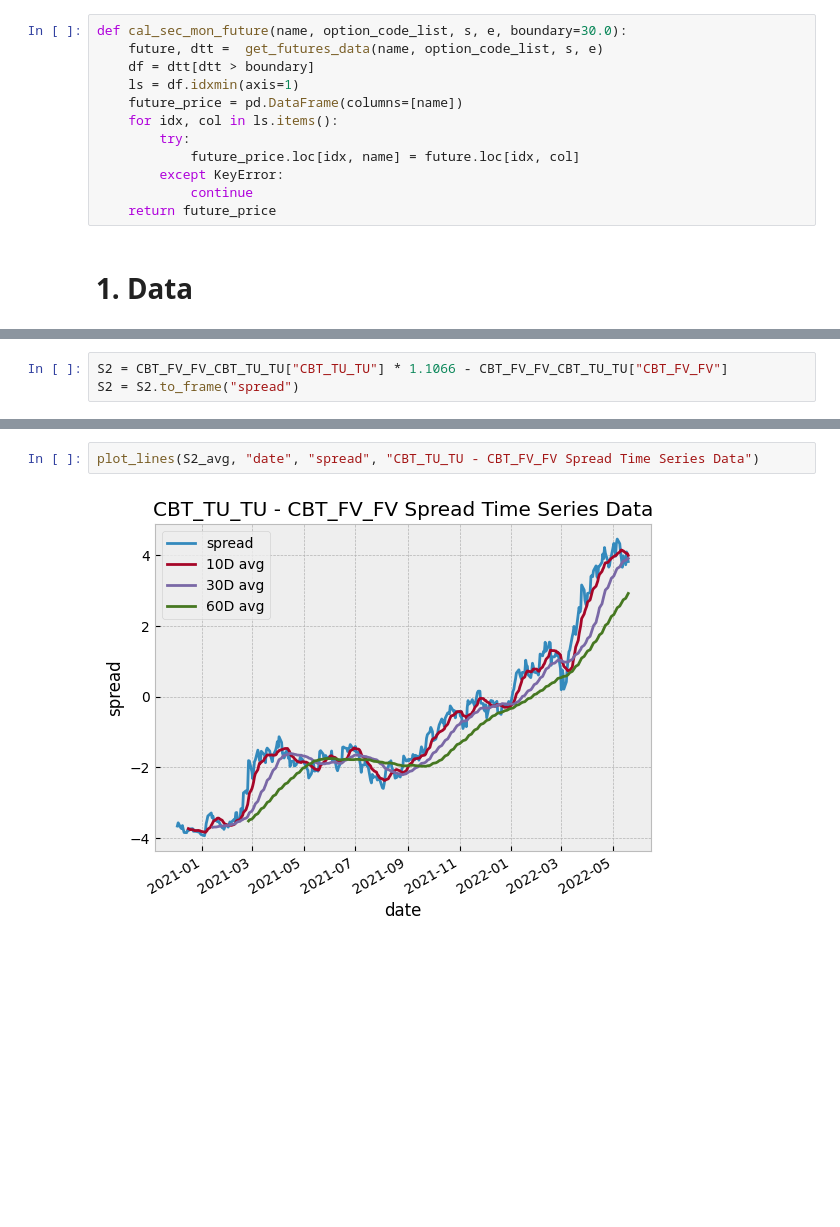
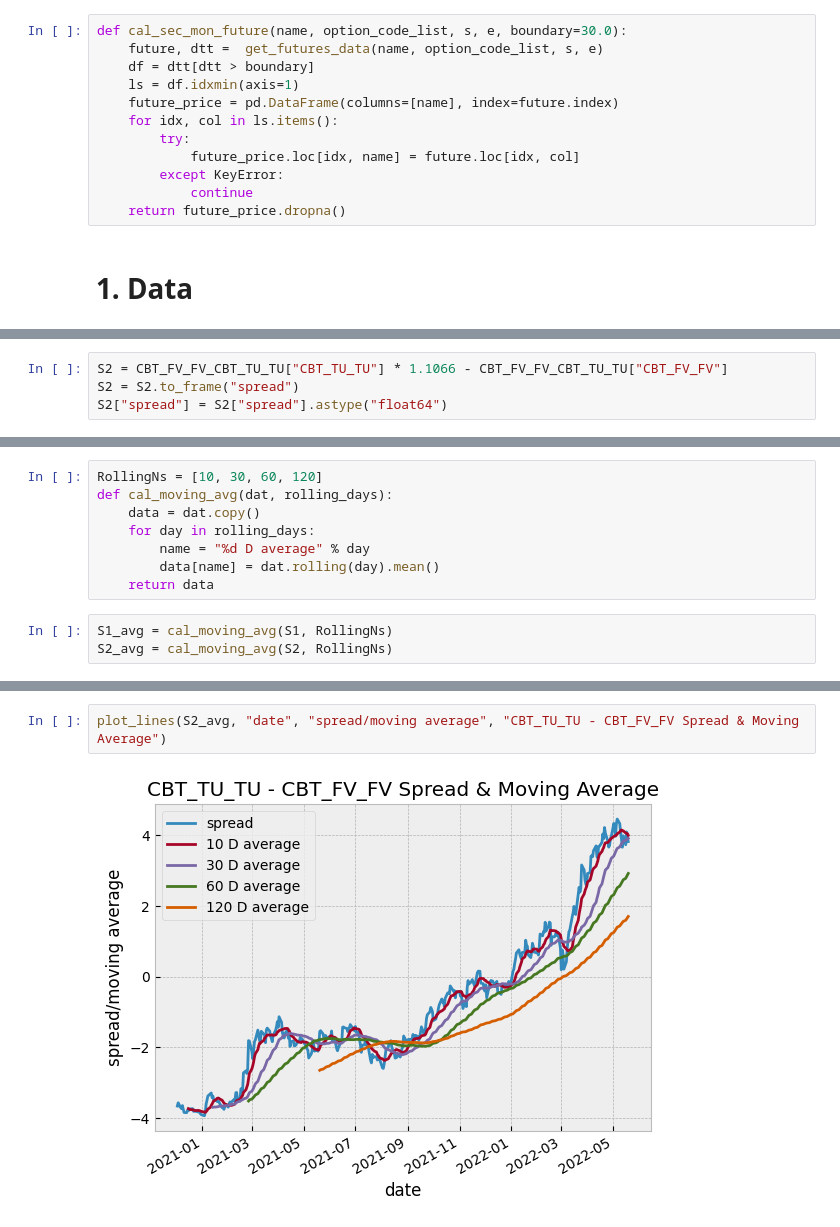
Before and after one commit to Zixin730/quant_trading_2023, a Jupyter notebook: hw/Zixin_Zhang_hw1.ipynb, the cells around one changed output, grey strips where cells are left out. Drawn from its saved outputs; the diff is of its cells as text; blank space fills up the shorter version.

```diff
--- a/hw/Zixin_Zhang_hw1.ipynb
+++ b/hw/Zixin_Zhang_hw1.ipynb
@@ -59,13 +59,13 @@ def cal_sec_mon_future(name, option_code_list, s, e, boundary=30.0):
     future, dtt =  get_futures_data(name, option_code_list, s, e)
     df = dtt[dtt > boundary]
     ls = df.idxmin(axis=1)
-    future_price = pd.DataFrame(columns=[name])
+    future_price = pd.DataFrame(columns=[name], index=future.index)
     for idx, col in ls.items():
         try:
             future_price.loc[idx, name] = future.loc[idx, col]
         except KeyError:
             continue
-    return future_price
+    return future_price.dropna()
 # %% [markdown]
 # 1. Data
 # %%
@@ -123,5 +126,6 @@ S1 = S1.to_frame("spread")
 # %%
 S2 = CBT_FV_FV_CBT_TU_TU["CBT_TU_TU"] * 1.1066 - CBT_FV_FV_CBT_TU_TU["CBT_FV_FV"]
 S2 = S2.to_frame("spread")
+S2["spread"] = S2["spread"].astype("float64")
 # %% [markdown]
 # 2. Analysis
@@ -168 +224,12 @@ S2_avg["60D avg"] = S2["spread"].rolling(60).mean()
+# %%
+RollingNs = [10, 30, 60, 120]
+def cal_moving_avg(dat, rolling_days):
+    data = dat.copy()
+    for day in rolling_days:
+        name = "%d D average" % day
+        data[name] = dat.rolling(day).mean()
+    return data
+# %%
+S1_avg = cal_moving_avg(S1, RollingNs)
+S2_avg = cal_moving_avg(S2, RollingNs)
 # %%
@@ -172,4 +257,4 @@ plot_lines(S1_avg, "date", "spread", "ICE_B_B - ICE_G_G Spread Time Series Data"
 # %%
-plot_lines(S2_avg, "date", "spread", "CBT_TU_TU - CBT_FV_FV Spread Time Series Data")
+plot_lines(S2_avg, "date", "spread/moving average", "CBT_TU_TU - CBT_FV_FV Spread & Moving Average")
 # %% [output]
-[figure, old version]
+[figure, new version]
```
Also changed, not shown: parts of 23 cells of this notebook.
